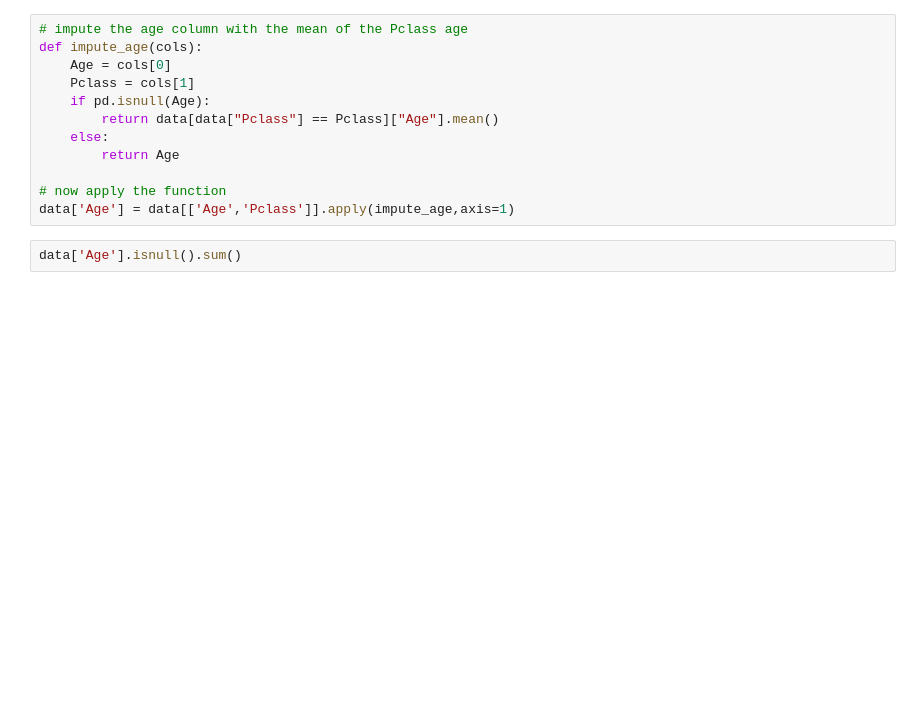
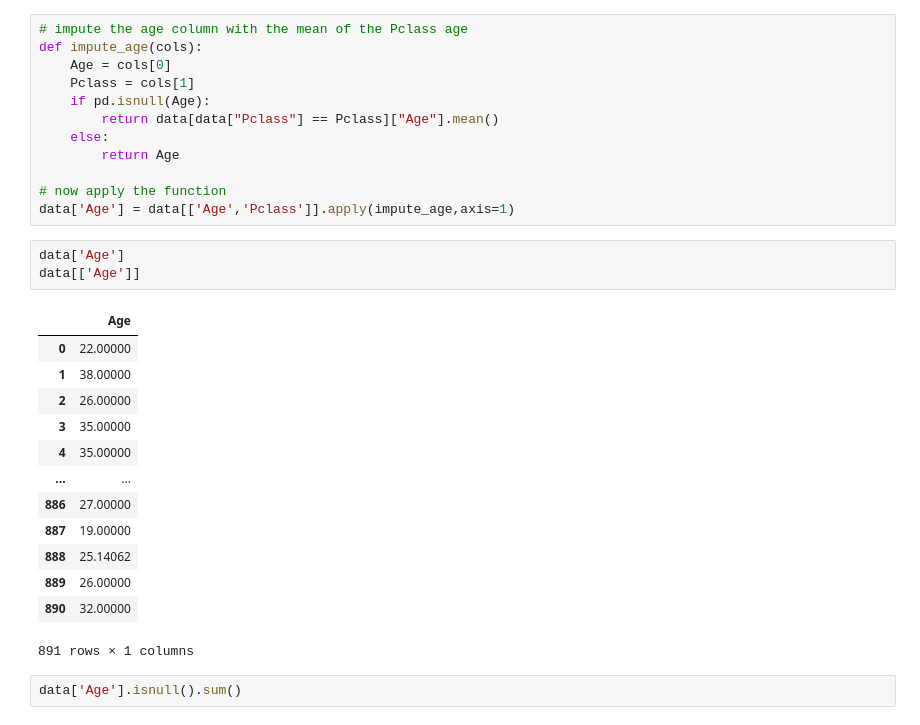
Before and after one commit to avs20/psit-dsat, a Jupyter notebook: 3_log-reg.ipynb, the cells around one changed output. Saved outputs shown, nothing was run; the diff lists cells and outputs as text; blank space fills up the shorter version.

```diff
--- a/3_log-reg.ipynb
+++ b/3_log-reg.ipynb
@@ -71,6 +105,23 @@ def impute_age(cols):
 
 # now apply the function
 data['Age'] = data[['Age','Pclass']].apply(impute_age,axis=1)
+# %%
+data['Age']
+data[['Age']]
+# %% [output]
+|  | Age |
+| 0 | 22.00000 |
+| 1 | 38.00000 |
+| 2 | 26.00000 |
+| 3 | 35.00000 |
+| 4 | 35.00000 |
+| ... | ... |
+| 886 | 27.00000 |
+| 887 | 19.00000 |
+| 888 | 25.14062 |
+| 889 | 26.00000 |
+| 890 | 32.00000 |
+891 rows × 1 columns
 # %%
 data['Age'].isnull().sum()
 # %% [output]
```
Also changed, not shown: parts of 9 cells of this notebook, 1 other file.
